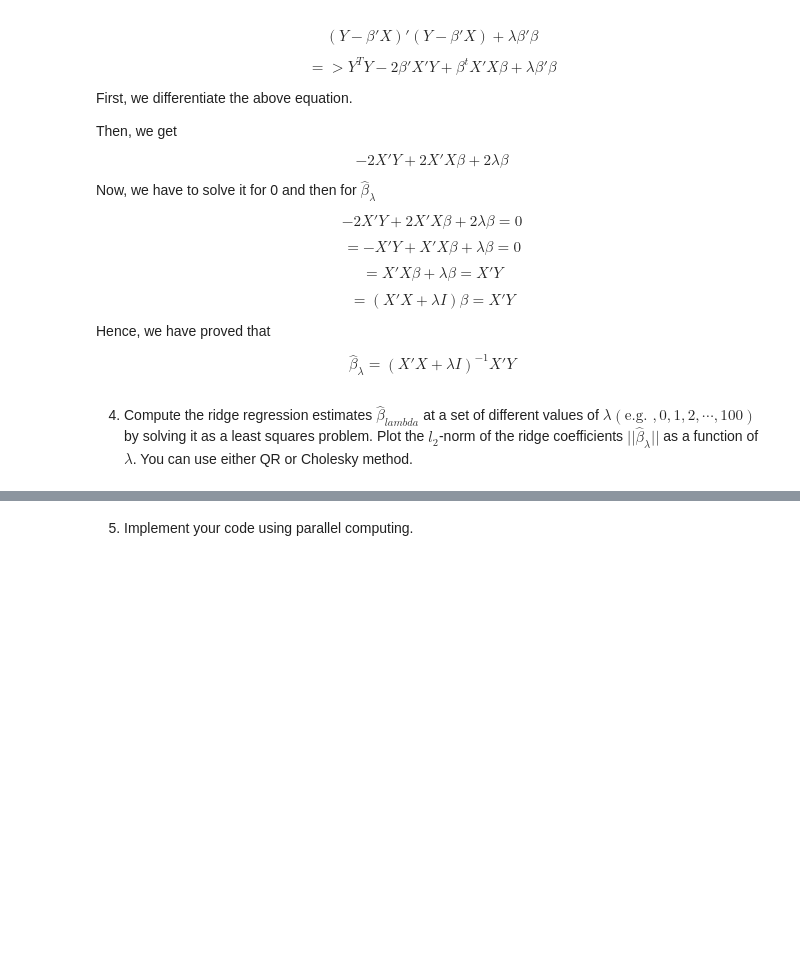
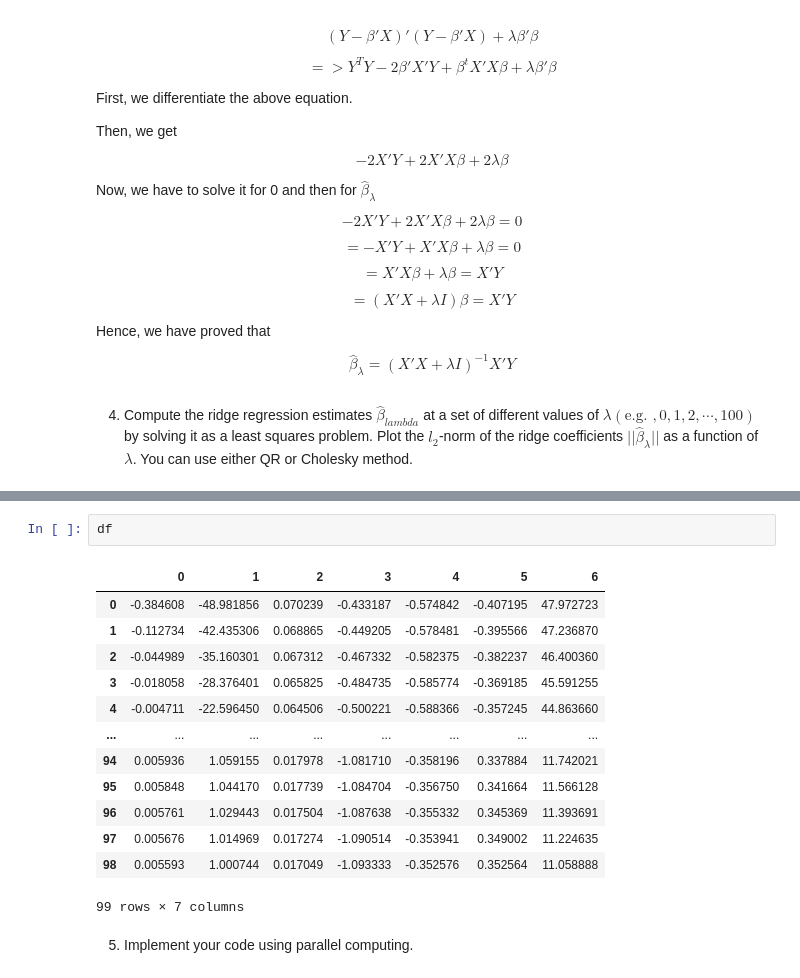
Before and after one commit to Wook22/UC-DAVIS, a Jupyter notebook: STA141C/CHOE_JONGWOOK_hw2.ipynb, the cells around one changed output, grey strips where cells are left out. Saved outputs shown, nothing was run; the diff lists cells and outputs as text; blank space fills up the shorter version.

```diff
--- a/STA141C/CHOE_JONGWOOK_hw2.ipynb
+++ b/STA141C/CHOE_JONGWOOK_hw2.ipynb
@@ -410,2 +414,18 @@ plt.show()
+# %%
+df
+# %% [output]
+|  | 0 | 1 | 2 | 3 | 4 | 5 | 6 |
+| 0 | -0.384608 | -48.981856 | 0.070239 | -0.433187 | -0.574842 | -0.407195 | 47.972723 |
+| 1 | -0.112734 | -42.435306 | 0.068865 | -0.449205 | -0.578481 | -0.395566 | 47.236870 |
+| 2 | -0.044989 | -35.160301 | 0.067312 | -0.467332 | -0.582375 | -0.382237 | 46.400360 |
+| 3 | -0.018058 | -28.376401 | 0.065825 | -0.484735 | -0.585774 | -0.369185 | 45.591255 |
+| 4 | -0.004711 | -22.596450 | 0.064506 | -0.500221 | -0.588366 | -0.357245 | 44.863660 |
+| ... | ... | ... | ... | ... | ... | ... | ... |
+| 94 | 0.005936 | 1.059155 | 0.017978 | -1.081710 | -0.358196 | 0.337884 | 11.742021 |
+| 95 | 0.005848 | 1.044170 | 0.017739 | -1.084704 | -0.356750 | 0.341664 | 11.566128 |
+| 96 | 0.005761 | 1.029443 | 0.017504 | -1.087638 | -0.355332 | 0.345369 | 11.393691 |
+| 97 | 0.005676 | 1.014969 | 0.017274 | -1.090514 | -0.353941 | 0.349002 | 11.224635 |
+| 98 | 0.005593 | 1.000744 | 0.017049 | -1.093333 | -0.352576 | 0.352564 | 11.058888 |
+99 rows × 7 columns
 # %% [markdown]
 5. Implement your code using parallel computing.
```
Also changed, not shown: parts of 5 cells of this notebook, 1 other file.
